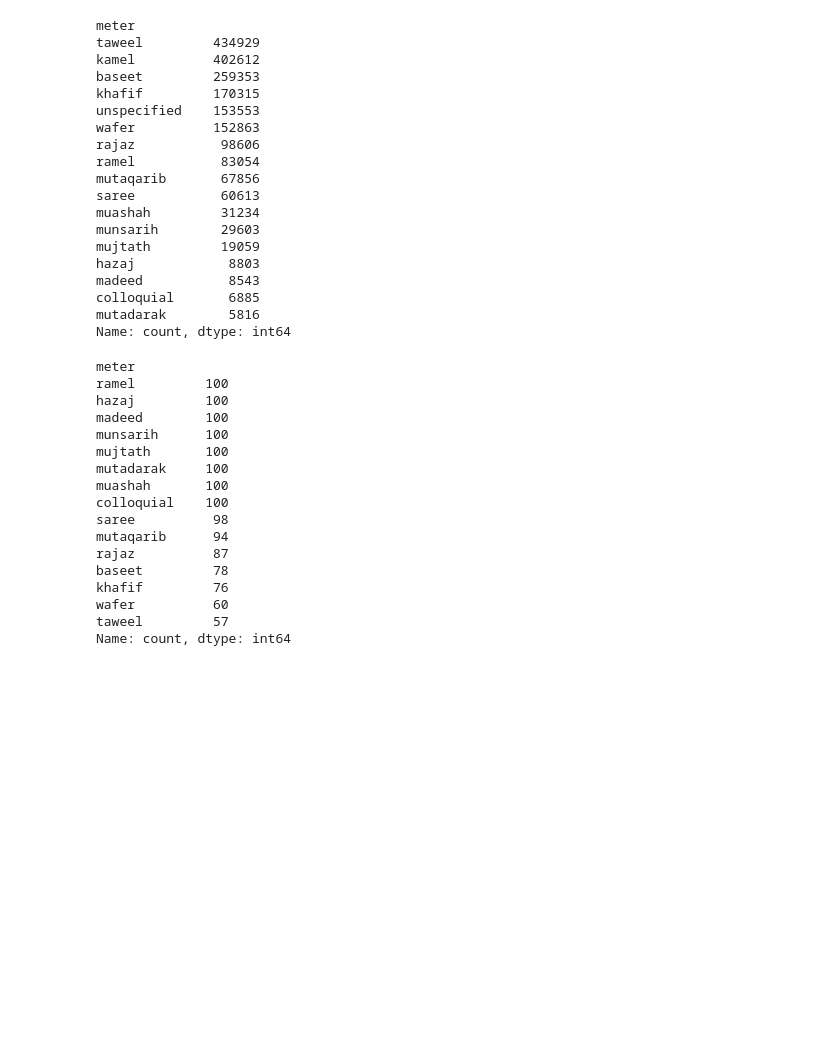
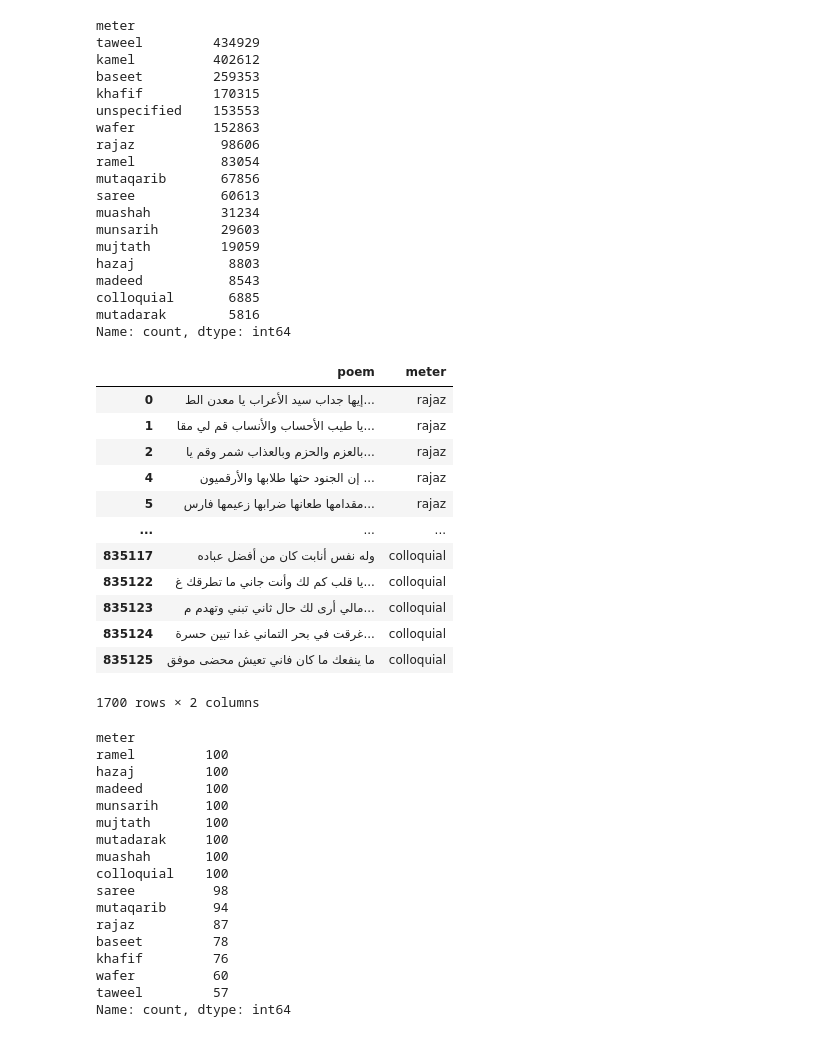
Before and after one commit to hussam-01/senior_project_github, a Jupyter notebook: poetry_classification/classify_by_bahr/arapoems_datatset_fine_tuning_akhooli_bahr_classification.ipynb, the cells around one changed output. Drawn from its saved outputs; the diff is of its cells as text; code cells hidden in the pictures; blank space fills up the shorter version.

```diff
--- a/poetry_classification/classify_by_bahr/arapoems_datatset_fine_tuning_akhooli_bahr_classification.ipynb
+++ b/poetry_classification/classify_by_bahr/arapoems_datatset_fine_tuning_akhooli_bahr_classification.ipynb
@@ -62,6 +62,22 @@ mutadarak        5816
 Name: count, dtype: int64
 # %%
 df_sampled = filtered_df.groupby('meter').head(100)
+# %%
+df_sampled
+# %% [output]
+|  | poem | meter |
+| 0 | إيها جداب سيد الأعراب يا معدن الط... | rajaz |
+| 1 | يا طيب الأحساب والأنساب قم لي مقا... | rajaz |
+| 2 | بالعزم والحزم وبالعذاب شمر وقم يا... | rajaz |
+| 4 | إن الجنود حثها طلابها والأرقميون ... | rajaz |
+| 5 | مقدامها طعانها ضرابها زعيمها فارس... | rajaz |
+| ... | ... | ... |
+| 835117 | وله نفس أنابت كان من أفضل عباده | colloquial |
+| 835122 | يا قلب كم لك وأنت جاني ما تطرقك غ... | colloquial |
+| 835123 | مالي أرى لك حال ثاني تبني وتهدم م... | colloquial |
+| 835124 | غرقت في بحر التماني غدا تبين حسرة... | colloquial |
+| 835125 | ما ينفعك ما كان فاني تعيش محضى موفق | colloquial |
+1700 rows × 2 columns
 # %%
 df_sampled_rest = filtered_df.groupby("meter").head(100)[250:]
 df_sampled_rest = df_sampled_rest[df_sampled_rest["meter"] != "unspecified"]
```
Also changed, not shown: parts of 3 cells of this notebook, 8 other files.
